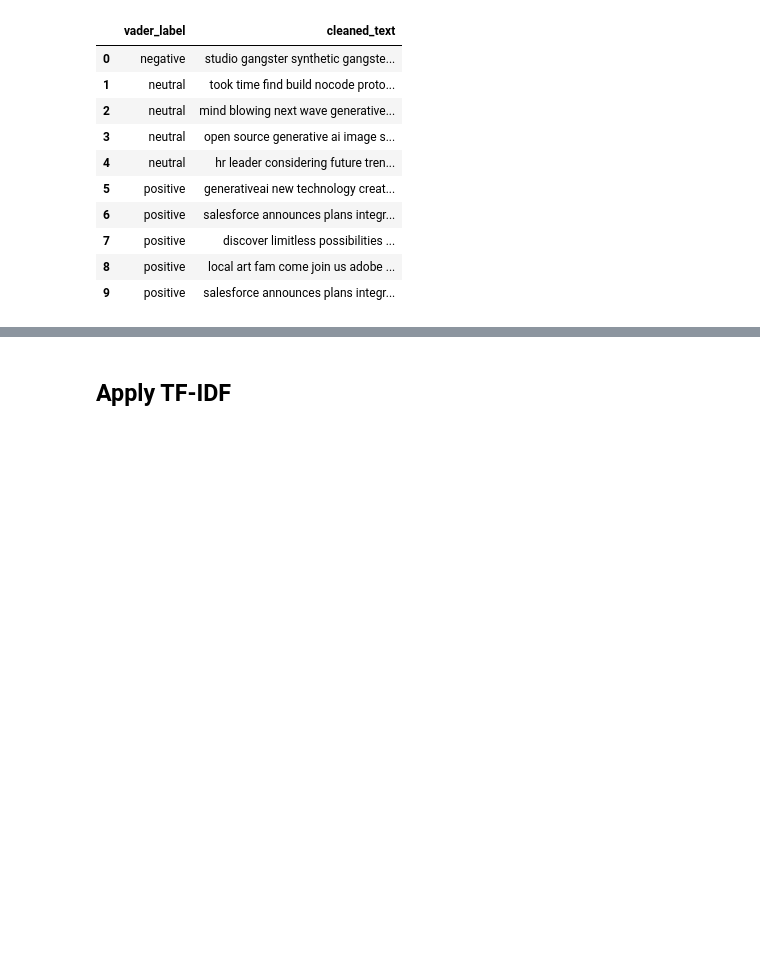
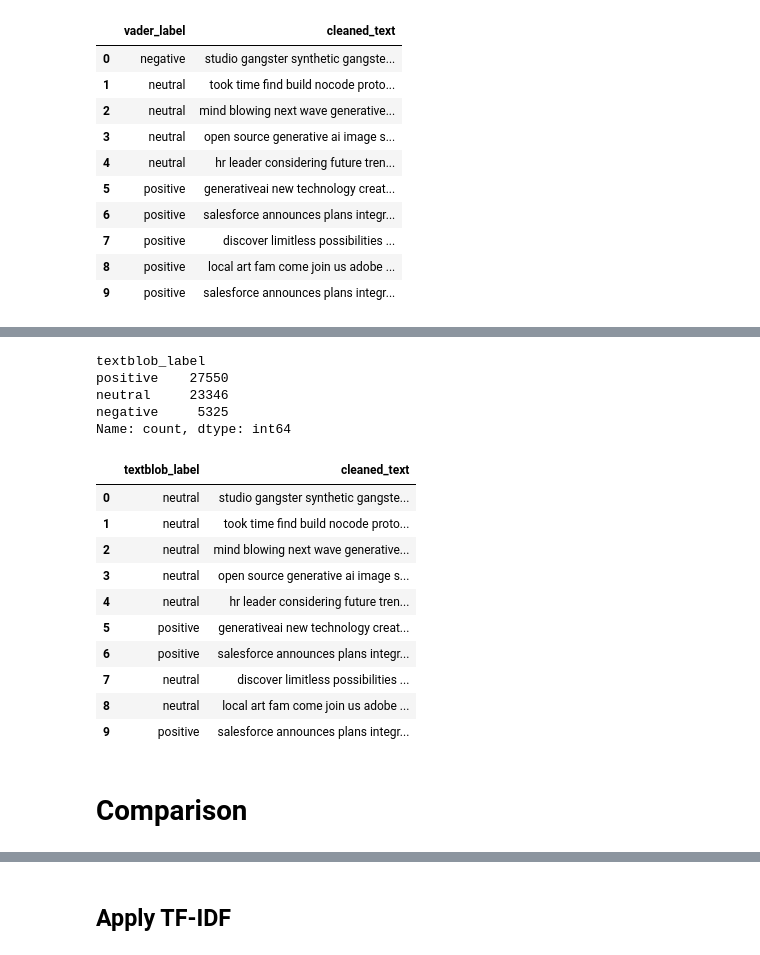
Before and after one commit to jonesrmj/MiDuRy-SentiBal, a Jupyter notebook: MiDuRy-SentiBal.ipynb, the cells around one changed output, grey strips where cells are left out. Saved outputs shown, nothing was run; the diff lists cells and outputs as text; code cells hidden in the pictures; blank space fills up the shorter version.

Commit message:
Add files to drive

```diff
--- a/MiDuRy-SentiBal.ipynb
+++ b/MiDuRy-SentiBal.ipynb
@@ -143,0 +165,37 @@ df[['vader_label', 'cleaned_text']].head(10)
+# %%
+from textblob import TextBlob
+
+def get_textblob_label(text):
+    polarity = TextBlob(text).sentiment.polarity
+    if polarity > 0:
+        return 'positive'
+    elif polarity < 0:
+        return 'negative'
+    else:
+        return 'neutral'
+
+df['textblob_label'] = df['cleaned_text'].apply(get_textblob_label)
+df.to_csv(f'{DRIVE_OUTPUT_PATH}/data_with_textblob_labels.csv', index=False)
+print(df['textblob_label'].value_counts())
+# %% [output]
+textblob_label
+positive    27550
+neutral     23346
+negative     5325
+Name: count, dtype: int64
+# %%
+df[['textblob_label', 'cleaned_text']].head(10)
+# %% [output]
+|  | textblob_label | cleaned_text |
+| 0 | neutral | studio gangster synthetic gangste... |
+| 1 | neutral | took time find build nocode proto... |
+| 2 | neutral | mind blowing next wave generative... |
+| 3 | neutral | open source generative ai image s... |
+| 4 | neutral | hr leader considering future tren... |
+| 5 | positive | generativeai new technology creat... |
+| 6 | positive | salesforce announces plans integr... |
+| 7 | neutral | discover limitless possibilities ... |
+| 8 | neutral | local art fam come join us adobe ... |
+| 9 | positive | salesforce announces plans integr... |
+# %% [markdown]
+# Comparison
```
Also changed, not shown: parts of 7 cells of this notebook.
